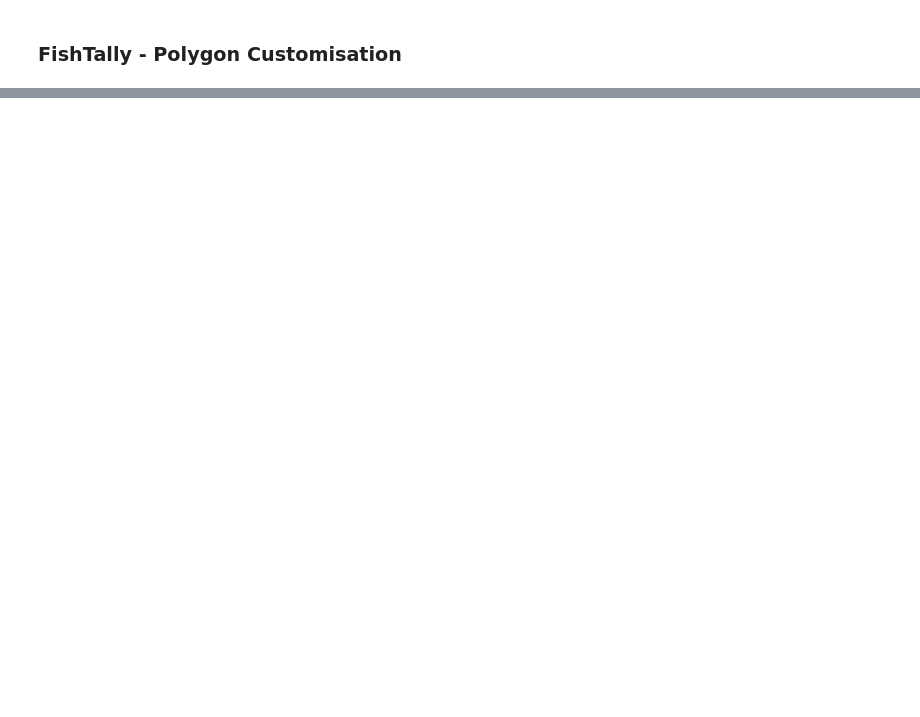
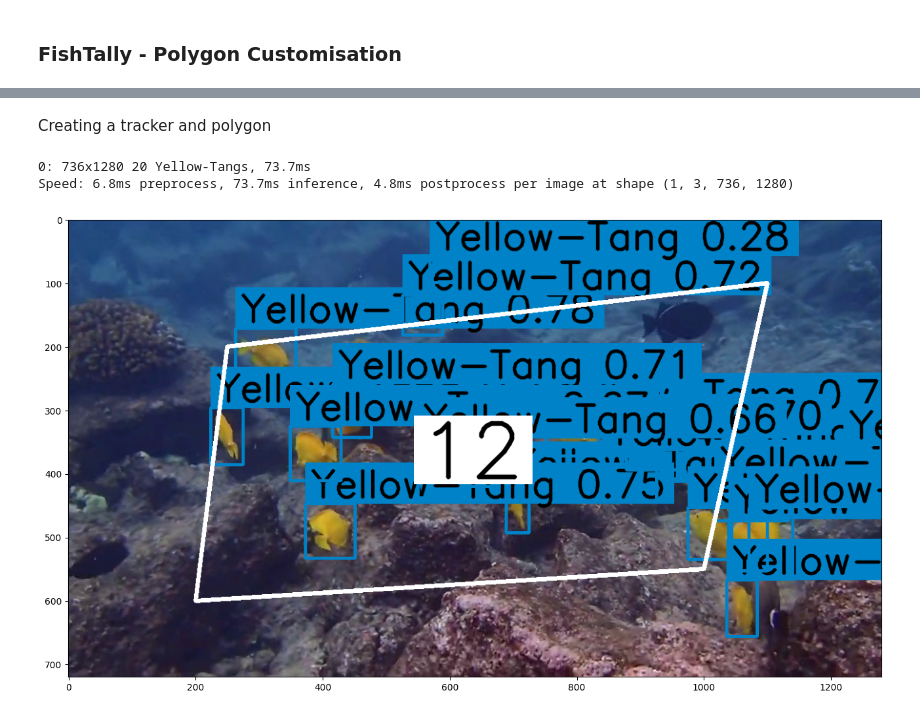
Before and after one commit to kluless13/fishtally, a Jupyter notebook: ft_polygon/fishtally_polygon_customisation.ipynb, the cells around one changed output, grey strips where cells are left out. Saved outputs shown, nothing was run; the diff lists cells and outputs as text; code cells hidden in the pictures; blank space fills up the shorter version.

```diff
--- a/ft_polygon/fishtally_polygon_customisation.ipynb
+++ b/ft_polygon/fishtally_polygon_customisation.ipynb
@@ -69,40 +106,46 @@ sv.VideoInfo.from_video_path(SOURCE_VIDEO_PATH)
+# %% [markdown]
+Creating a tracker and polygon
 # %%
 import numpy as np
 import supervision as sv
 
 # initiate polygon zone
 polygon = np.array([
-    [,],
-    [,],
-    [,],
-    [,]
+    [200,600],
+    [250,200],
+    [1100,100],
+    [1000,550]
 ])
 video_info = sv.VideoInfo.from_video_path(SOURCE_VIDEO_PATH)
 zone = sv.PolygonZone(polygon=polygon, frame_resolution_wh=video_info.resolution_wh)
 
 # initiate annotators
 box_annotator = sv.BoxAnnotator(thickness=4, text_thickness=4, text_scale=2)
 zone_annotator = sv.PolygonZoneAnnotator(zone=zone, color=sv.Color.white(), thickness=6, text_thickness=6, text_scale=4)
 
 # extract video frame
 generator = sv.get_video_frames_generator(SOURCE_VIDEO_PATH)
 iterator = iter(generator)
 frame = next(iterator)
 
 # detect
 results = model(frame, imgsz=1280)[0]
 detections = sv.Detections.from_yolov8(results)
-detections = detections[detections.class_id == 0]
+detections = detections[detections.class_id == 3]
 zone.trigger(detections=detections)
 
 # annotate
 box_annotator = sv.BoxAnnotator(thickness=4, text_thickness=4, text_scale=2)
 labels = [f"{model.names[class_id]} {confidence:0.2f}" for _, confidence, class_id, _ in detections]
 frame = box_annotator.annotate(scene=frame, detections=detections, labels=labels)
 frame = zone_annotator.annotate(scene=frame)
 
 %matplotlib inline
 sv.show_frame_in_notebook(frame, (16, 16))
+# %% [output]
+0: 736x1280 20 Yellow-Tangs, 73.7ms
+Speed: 6.8ms preprocess, 73.7ms inference, 4.8ms postprocess per image at shape (1, 3, 736, 1280)
+[figure, added]
 # %%
 import numpy as np
 import supervision as sv
```
Also changed, not shown: parts of 12 cells of this notebook, 3 other files.
